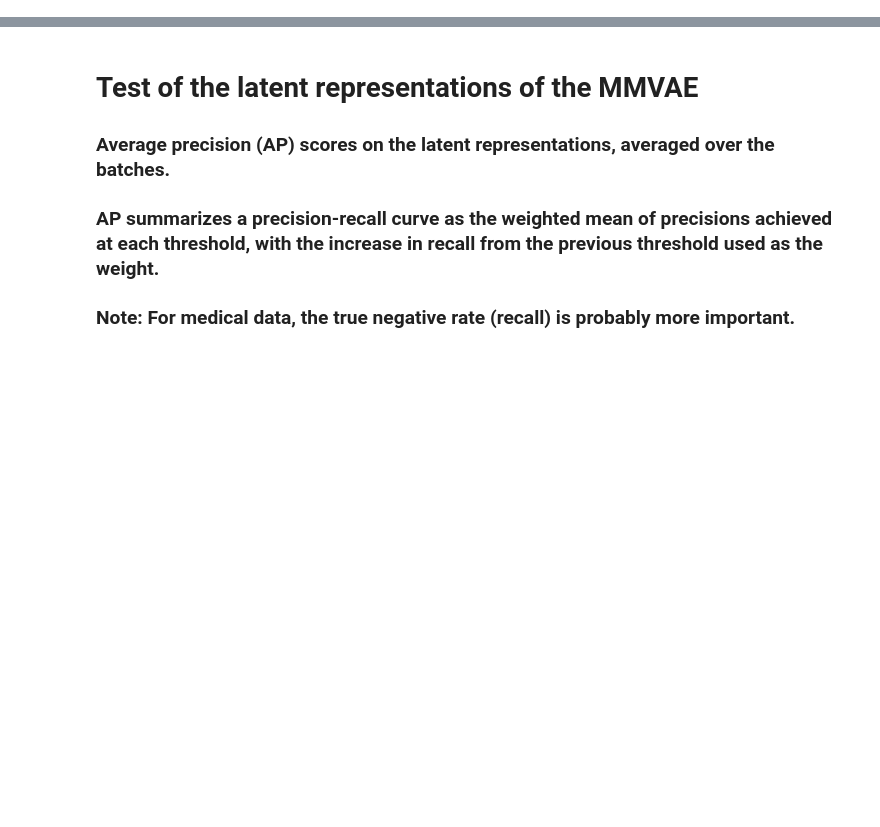
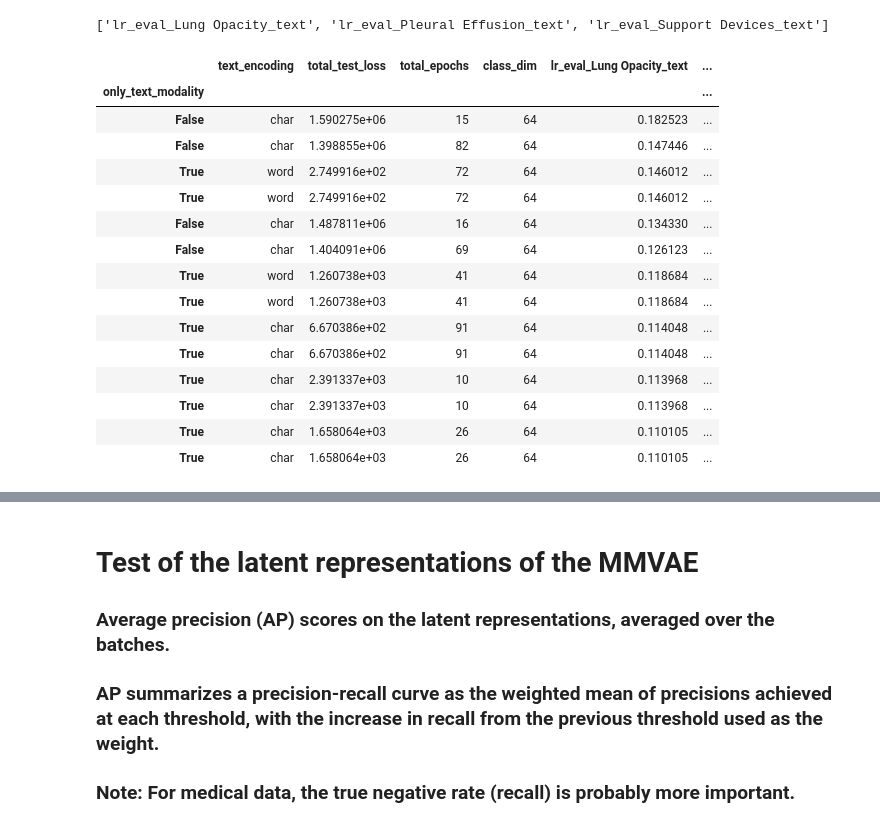
Before and after one commit to Jimmy2027/MoPoE-MIMIC, a Jupyter notebook: mimic/notebooks/trained_models_exploration.ipynb, the cells around one changed output, grey strips where cells are left out. Saved outputs shown, nothing was run; the diff lists cells and outputs as text; code cells hidden in the pictures; blank space fills up the shorter version.

```diff
--- a/mimic/notebooks/trained_models_exploration.ipynb
+++ b/mimic/notebooks/trained_models_exploration.ipynb
@@ -24,0 +106,34 @@ from mimic.utils.experiment import MimicExperiment
+# %%
+unimodal_exp_df = experiments_dataframe.loc[experiments_dataframe['only_text_modality'] == True]
+txt_lr_eval_columns = ['lr_eval_Lung Opacity_text', 'lr_eval_Pleural Effusion_text', 'lr_eval_Support Devices_text']
+print(txt_lr_eval_columns)
+# %% [output]
+['lr_eval_Lung Opacity_text', 'lr_eval_Pleural Effusion_text', 'lr_eval_Support Devices_text']
+# %%
+temp_exp_df = experiments_dataframe.dropna(subset= [*txt_lr_eval_columns, 'only_text_modality'])
+
+temp1 = temp_exp_df.loc[(temp_exp_df['method'] == 'joint_elbo')&(temp_exp_df['only_text_modality'] == True), ['only_text_modality', 'text_encoding', 'total_test_loss', 'total_epochs', 'class_dim',*txt_lr_eval_columns ]].dropna(how='all', axis=1)
+#df1 = temp1.loc[temp1['total_test_loss'] == temp1['total_test_loss'].min()]
+
+temp2 = temp_exp_df.loc[(temp_exp_df['method'] == 'joint_elbo'), ['only_text_modality', 'total_test_loss','text_encoding',  'total_epochs', 'class_dim',*txt_lr_eval_columns ]].dropna(how='all', axis=1)
+#df2 = temp2.loc[temp2['total_test_loss'] == temp2['total_test_loss'].min()]
+
+
+display(temp1.append(temp2).set_index('only_text_modality').sort_values(by=txt_lr_eval_columns,ascending=False))
+# %% [output]
+|  | text_encoding | total_test_loss | total_epochs | class_dim | lr_eval_Lung Opacity_text | ... |
+| only_text_modality |  |  |  |  |  | ... |
+| False | char | 1.590275e+06 | 15 | 64 | 0.182523 | ... |
+| False | char | 1.398855e+06 | 82 | 64 | 0.147446 | ... |
+| True | word | 2.749916e+02 | 72 | 64 | 0.146012 | ... |
+| True | word | 2.749916e+02 | 72 | 64 | 0.146012 | ... |
+| False | char | 1.487811e+06 | 16 | 64 | 0.134330 | ... |
+| False | char | 1.404091e+06 | 69 | 64 | 0.126123 | ... |
+| True | word | 1.260738e+03 | 41 | 64 | 0.118684 | ... |
+| True | word | 1.260738e+03 | 41 | 64 | 0.118684 | ... |
+| True | char | 6.670386e+02 | 91 | 64 | 0.114048 | ... |
+| True | char | 6.670386e+02 | 91 | 64 | 0.114048 | ... |
+| True | char | 2.391337e+03 | 10 | 64 | 0.113968 | ... |
+| True | char | 2.391337e+03 | 10 | 64 | 0.113968 | ... |
+| True | char | 1.658064e+03 | 26 | 64 | 0.110105 | ... |
+| True | char | 1.658064e+03 | 26 | 64 | 0.110105 | ... |
```
Also changed, not shown: parts of 37 cells of this notebook, 1 other file.
